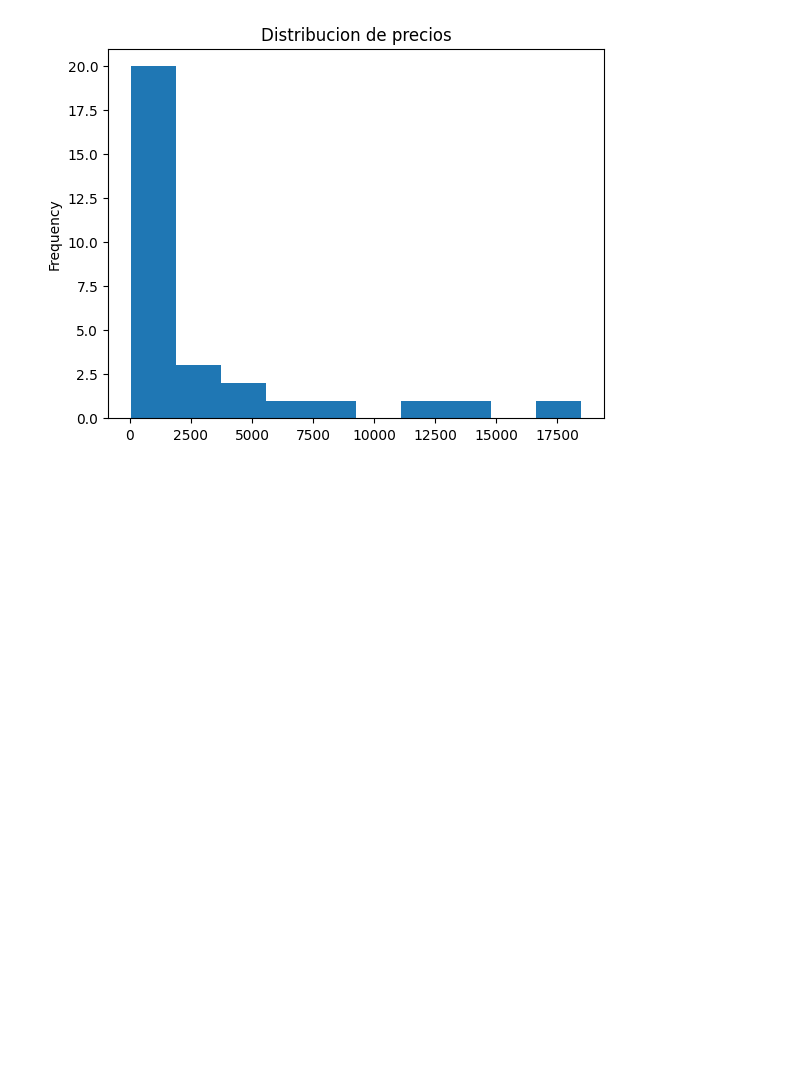
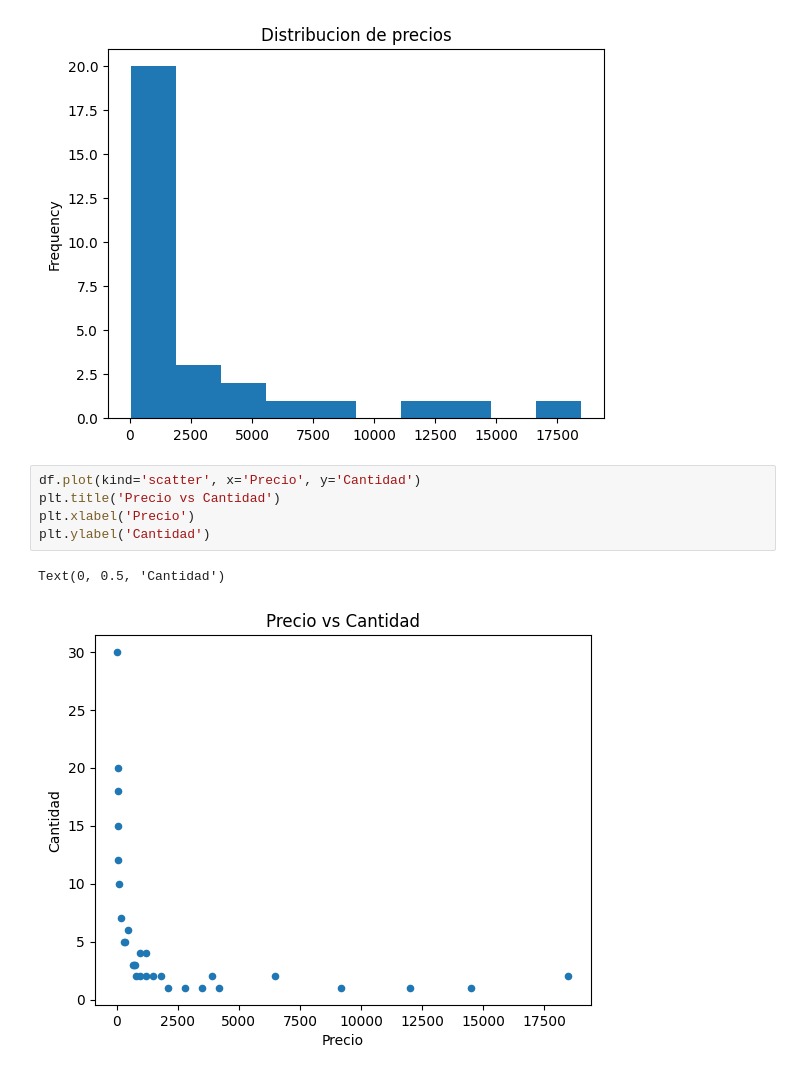
Before and after one commit to Elrorro334/Practica_Google_Colab_ExtraccionDatos, a Jupyter notebook: Practica1_11_05_26.ipynb, the cells around one changed output. Cells and saved outputs as stored; diff of their text form; blank space fills up the shorter version.

```diff
--- a/Practica1_11_05_26.ipynb
+++ b/Practica1_11_05_26.ipynb
@@ -120,3 +120,11 @@ plt.show()
 # %% [output]
  Graficas de Precio en histograma
 [figure]
+# %%
+df.plot(kind='scatter', x='Precio', y='Cantidad')
+plt.title('Precio vs Cantidad')
+plt.xlabel('Precio')
+plt.ylabel('Cantidad')
+# %% [output]
+Text(0, 0.5, 'Cantidad')
+[figure, added]
```
